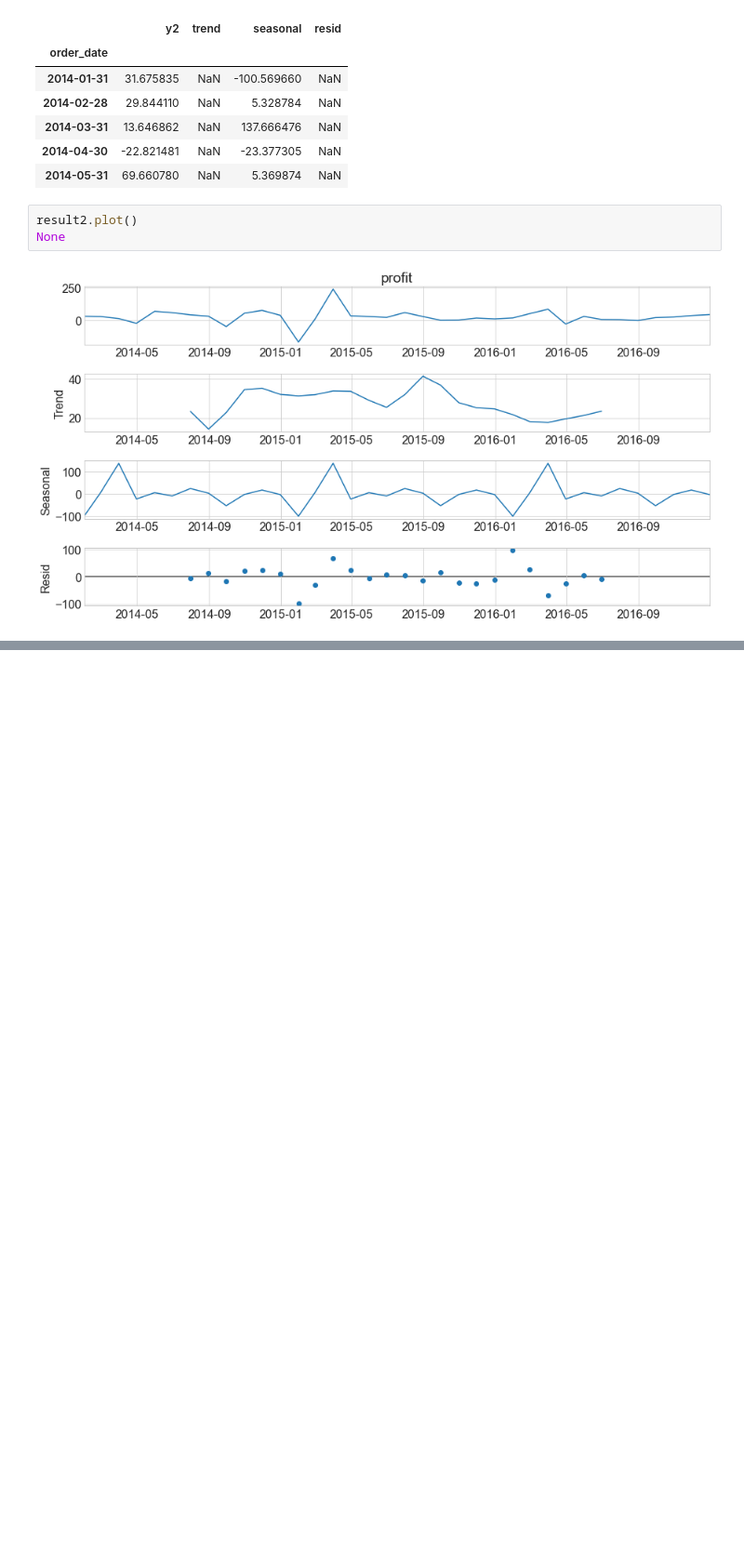
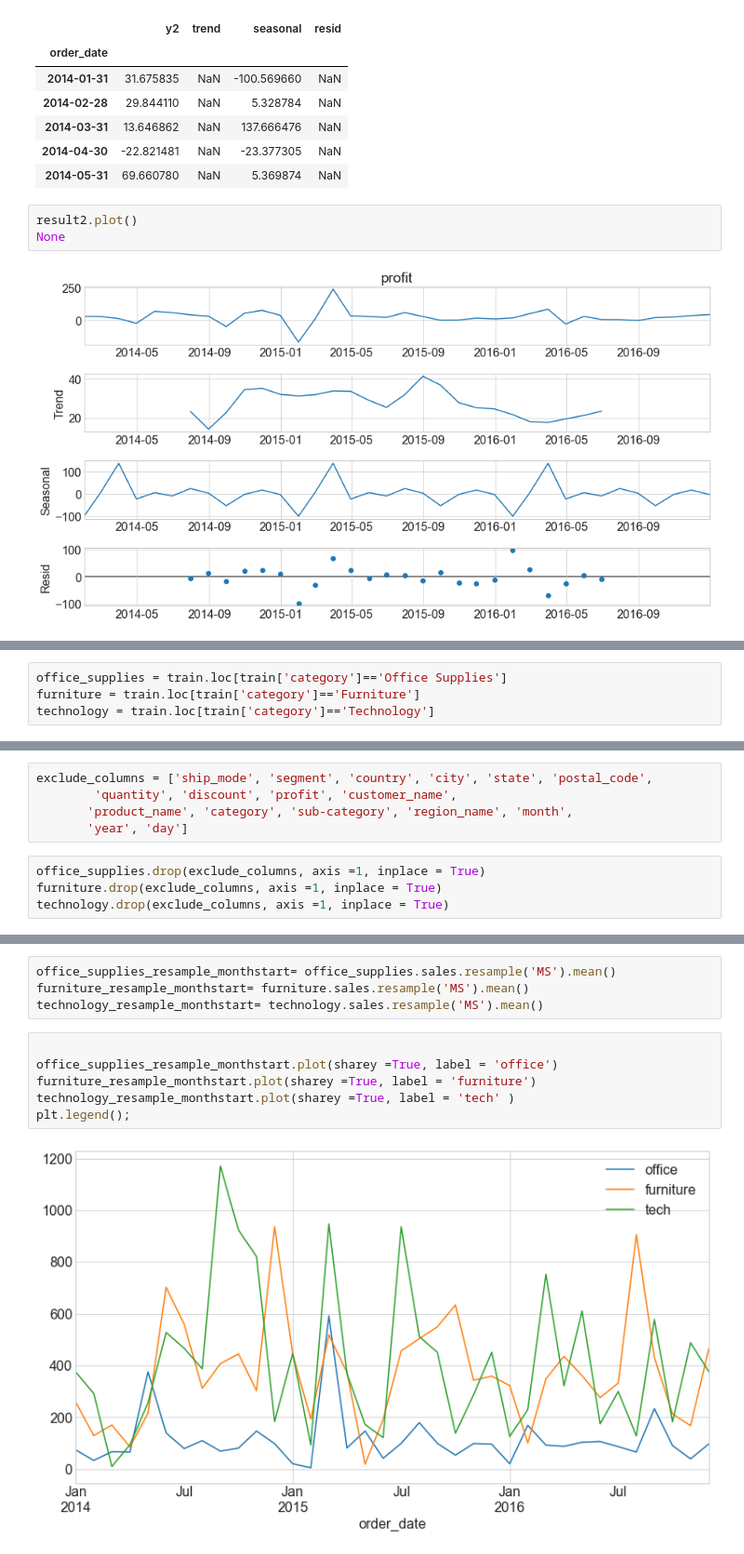
Before and after one commit to Yvette-Ibarra/time-series-project, a Jupyter notebook: workbook_superstore_timeseries_project.ipynb, the cells around one changed output, grey strips where cells are left out. Shown at 93% size. Saved outputs shown, nothing was run; the diff lists cells and outputs as text; blank space fills up the shorter version.

Commit message:
EDA categories, furniture, tech, office supplies

```diff
--- a/workbook_superstore_timeseries_project.ipynb
+++ b/workbook_superstore_timeseries_project.ipynb
@@ -554,0 +624,4 @@ None
+# %%
+office_supplies = train.loc[train['category']=='Office Supplies']
+furniture = train.loc[train['category']=='Furniture']
+technology = train.loc[train['category']=='Technology']
@@ -554,0 +645,9 @@ None
+# %%
+exclude_columns = ['ship_mode', 'segment', 'country', 'city', 'state', 'postal_code',
+        'quantity', 'discount', 'profit', 'customer_name',
+       'product_name', 'category', 'sub-category', 'region_name', 'month',
+       'year', 'day']
+# %%
+office_supplies.drop(exclude_columns, axis =1, inplace = True)
+furniture.drop(exclude_columns, axis =1, inplace = True)
+technology.drop(exclude_columns, axis =1, inplace = True)
@@ -554,0 +667,12 @@ None
+# %%
+office_supplies_resample_monthstart= office_supplies.sales.resample('MS').mean()
+furniture_resample_monthstart= furniture.sales.resample('MS').mean()
+technology_resample_monthstart= technology.sales.resample('MS').mean()
+# %%
+
+office_supplies_resample_monthstart.plot(sharey =True, label = 'office')
+furniture_resample_monthstart.plot(sharey =True, label = 'furniture')
+technology_resample_monthstart.plot(sharey =True, label = 'tech' )
+plt.legend();
+# %% [output]
+[figure, added]
```
Also changed, not shown: parts of 37 cells of this notebook.
